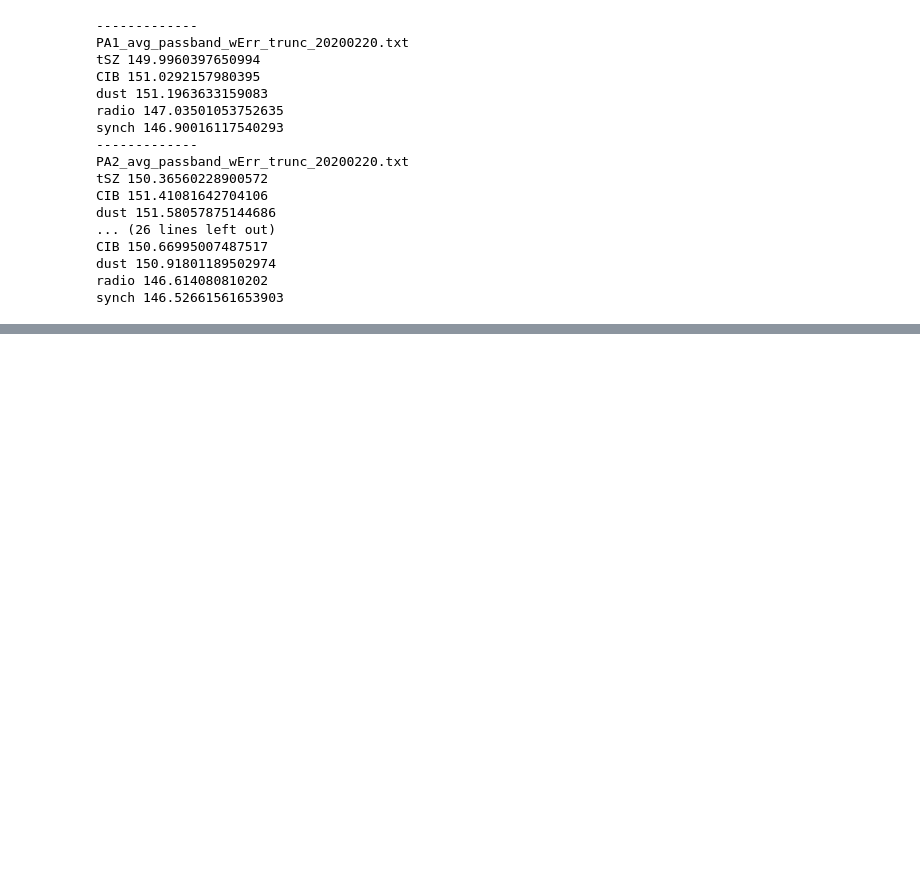
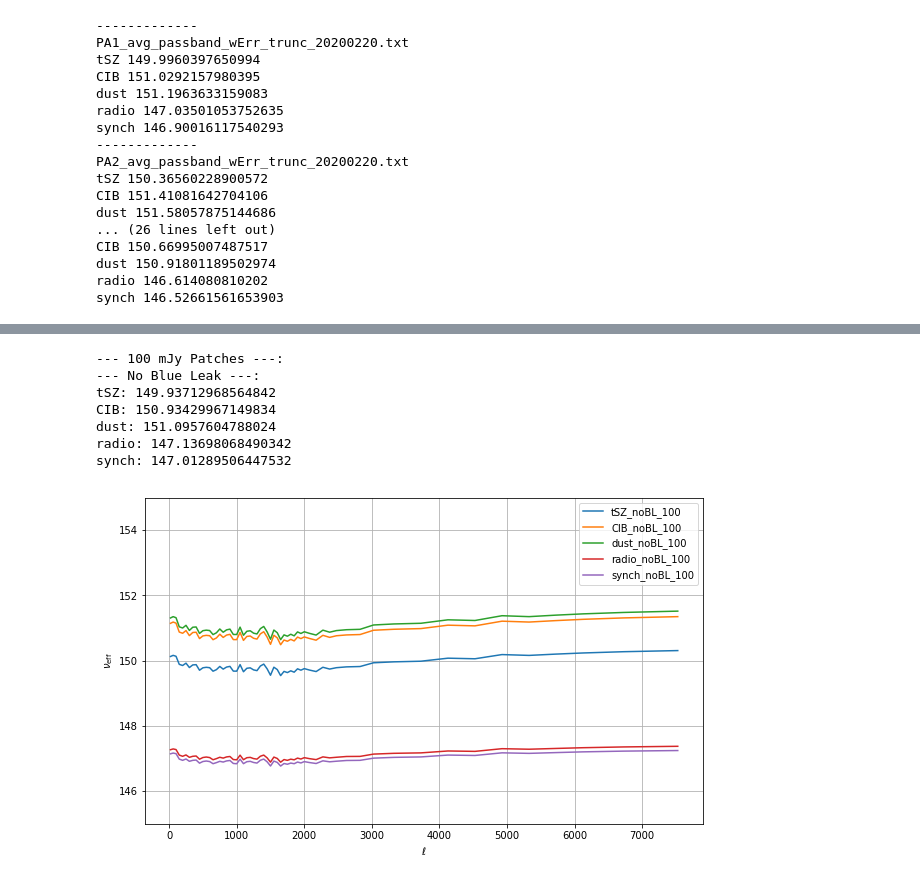
Before and after one commit to jcolinhill/ACT_bandpasses, a Jupyter notebook: effective_frequencies.ipynb, the cells around one changed output, grey strips where cells are left out. Cells and saved outputs as stored; diff of their text form; code cells hidden in the pictures; blank space fills up the shorter version.

```diff
--- a/effective_frequencies.ipynb
+++ b/effective_frequencies.ipynb
@@ -297,0 +571,60 @@ synch 146.52661561653903
+# %%
+print("--- 100 mJy Patches ---:")
+print("--- No Blue Leak ---:")
+tSZ_noBL_100 = eff_freq_coadd(nu_150_arr, fnu_150_arr, N_nu_ACTPol, ifpcov_100mJy, ifpcov_ibin_100mJy, 'tSZ')
+CIB_noBL_100 = eff_freq_coadd(nu_150_arr, fnu_150_arr, N_nu_ACTPol, ifpcov_100mJy, ifpcov_ibin_100mJy, 'CIB')
+dust_noBL_100 = eff_freq_coadd(nu_150_arr, fnu_150_arr, N_nu_ACTPol, ifpcov_100mJy, ifpcov_ibin_100mJy, 'dust')
+radio_noBL_100 = eff_freq_coadd(nu_150_arr, fnu_150_arr, N_nu_ACTPol, ifpcov_100mJy, ifpcov_ibin_100mJy, 'radio')
+synch_noBL_100 = eff_freq_coadd(nu_150_arr, fnu_150_arr, N_nu_ACTPol, ifpcov_100mJy, ifpcov_ibin_100mJy, 'synch')
+print("tSZ:", tSZ_noBL_100[ref_ind])
+print("CIB:", CIB_noBL_100[ref_ind])
+print("dust:", dust_noBL_100[ref_ind])
+print("radio:", radio_noBL_100[ref_ind])
+print("synch:", synch_noBL_100[ref_ind])
+
+#print("--- With Blue Leak ---:")
+#CMB_BL_100 = eff_freq_coadd(nu_150_arr_BL, fnu_150_arr_BL, N_nu_ACTPol, ifpcov_100mJy, ifpcov_ibin_100mJy, 'CMB')
+#flat_BL_100 = eff_freq_coadd(nu_150_arr_BL, fnu_150_arr_BL, N_nu_ACTPol, ifpcov_100mJy, ifpcov_ibin_100mJy, 'flat')
+#print("CMB:", CMB_BL_100[ref_ind])
+#print("flat:", flat_BL_100[ref_ind])
+
+#print("--- 15 mJy Patches ---:")
+#print("--- No Blue Leak ---:")
+#CMB_noBL_15 = central_freq_coadd(nu_150_arr, fnu_150_arr, N_nu_ACTPol, ifpcov_15mJy, ifpcov_ibin_15mJy, 'CMB')
+#flat_noBL_15 = central_freq_coadd(nu_150_arr, fnu_150_arr, N_nu_ACTPol, ifpcov_15mJy, ifpcov_ibin_15mJy, 'flat')
+#print("CMB:", CMB_noBL_15[ref_ind])
+#print("flat:", flat_noBL_15[ref_ind])
+#print("--- With Blue Leak ---:")
+#CMB_BL_15 = central_freq_coadd(nu_150_arr_BL, fnu_150_arr_BL, N_nu_ACTPol, ifpcov_15mJy, ifpcov_ibin_15mJy, 'CMB')
+#flat_BL_15 = central_freq_coadd(nu_150_arr_BL, fnu_150_arr_BL, N_nu_ACTPol, ifpcov_15mJy, ifpcov_ibin_15mJy, 'flat')
+#print("CMB:", CMB_BL_15[ref_ind])
+#print("flat:", flat_BL_15[ref_ind])
+
+# plot
+plt.figure(figsize=(10,6))
+plt.plot(ell_bin,tSZ_noBL_100,label='tSZ_noBL_100')
+plt.plot(ell_bin,CIB_noBL_100,label='CIB_noBL_100')
+plt.plot(ell_bin,dust_noBL_100,label='dust_noBL_100')
+plt.plot(ell_bin,radio_noBL_100,label='radio_noBL_100')
+plt.plot(ell_bin,synch_noBL_100,label='synch_noBL_100')
+#plt.plot(ell_bin,CMB_BL_100,label='CMB_noBL_100')
+#plt.plot(ell_bin,flat_BL_100,label='flat_noBL_100', ls='--')
+#plt.plot(ell_bin,CMB_noBL_15,label='CMB_noBL_15')
+#plt.plot(ell_bin,flat_noBL_15,label='flat_noBL_15', ls='--')
+#plt.plot(ell_bin,CMB_BL_15,label='CMB_noBL_15')
+#plt.plot(ell_bin,flat_BL_15,label='flat_noBL_15', ls='--')
+plt.legend(loc=0)
+plt.grid()
+plt.ylim(145.,155.)
+plt.xlabel(r'$\ell$')
+plt.ylabel(r'$\nu_{\rm eff}$')
+plt.show()
+# %% [output]
+--- 100 mJy Patches ---:
+--- No Blue Leak ---:
+tSZ: 149.93712968564842
+CIB: 150.93429967149834
+dust: 151.0957604788024
+radio: 147.13698068490342
+synch: 147.01289506447532
+[figure, added]
```
Also changed, not shown: parts of 5 cells of this notebook.
